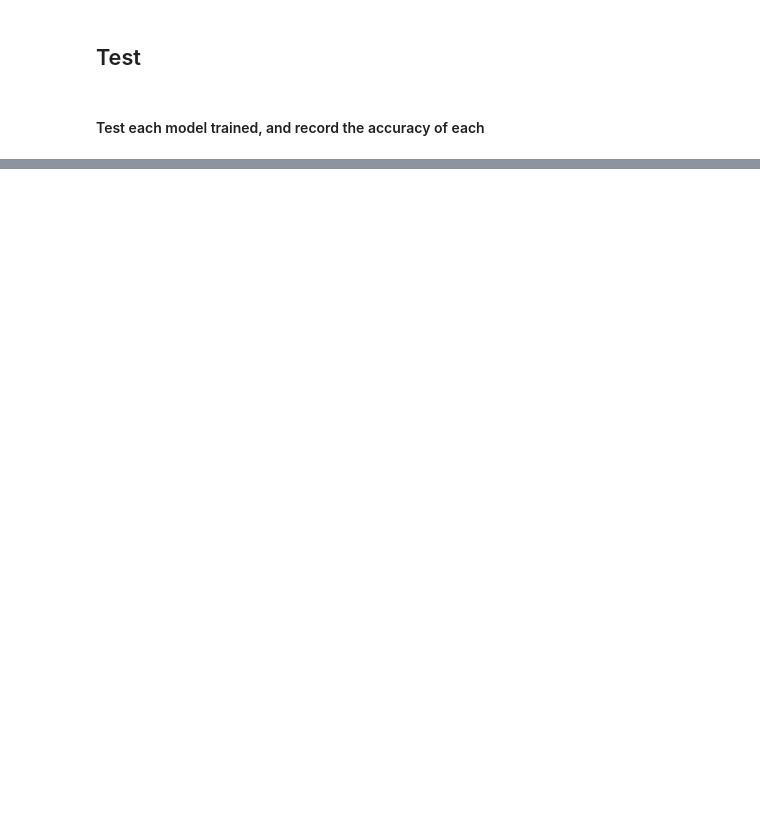
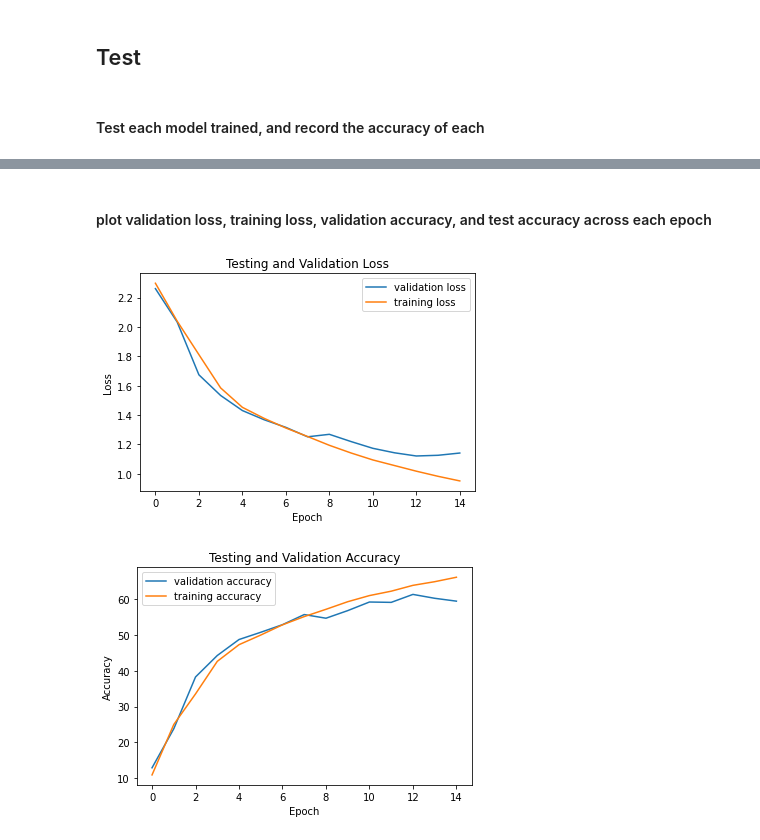
Before and after one commit to lmachlab/CIFAR10_classifier, a Jupyter notebook: nn.ipynb, the cells around one changed output, grey strips where cells are left out. Drawn from its saved outputs; the diff is of its cells as text; code cells hidden in the pictures; blank space fills up the shorter version.

```diff
--- a/nn.ipynb
+++ b/nn.ipynb
@@ -278,0 +382,28 @@ plt.show()
+# %% [markdown]
+#### plot validation loss, training loss, validation accuracy, and test accuracy across each epoch
+# %%
+
+valid_acc100 = acc_dict_100['valid']
+train_acc100 = acc_dict_100['train']
+valid_loss100 = loss_dict_100['valid']
+train_loss100 = loss_dict_100['train']
+epoch_list = list(range(0, len(valid_acc100)))
+
+plt.plot(epoch_list,valid_loss100, label = 'validation loss')
+plt.plot(epoch_list,train_loss100, label = 'training loss')
+plt.title("Testing and Validation Loss")
+plt.xlabel('Epoch')
+plt.ylabel('Loss')
+plt.legend()
+plt.show()
+
+plt.plot(epoch_list,valid_acc100, label = 'validation accuracy')
+plt.plot(epoch_list,train_acc100, label = 'training accuracy')
+plt.title("Testing and Validation Accuracy")
+plt.xlabel('Epoch')
+plt.ylabel('Accuracy')
+plt.legend()
+plt.show()
+# %% [output]
+[figure, added]
+[figure, added]
```
Also changed, not shown: parts of 14 cells of this notebook.
